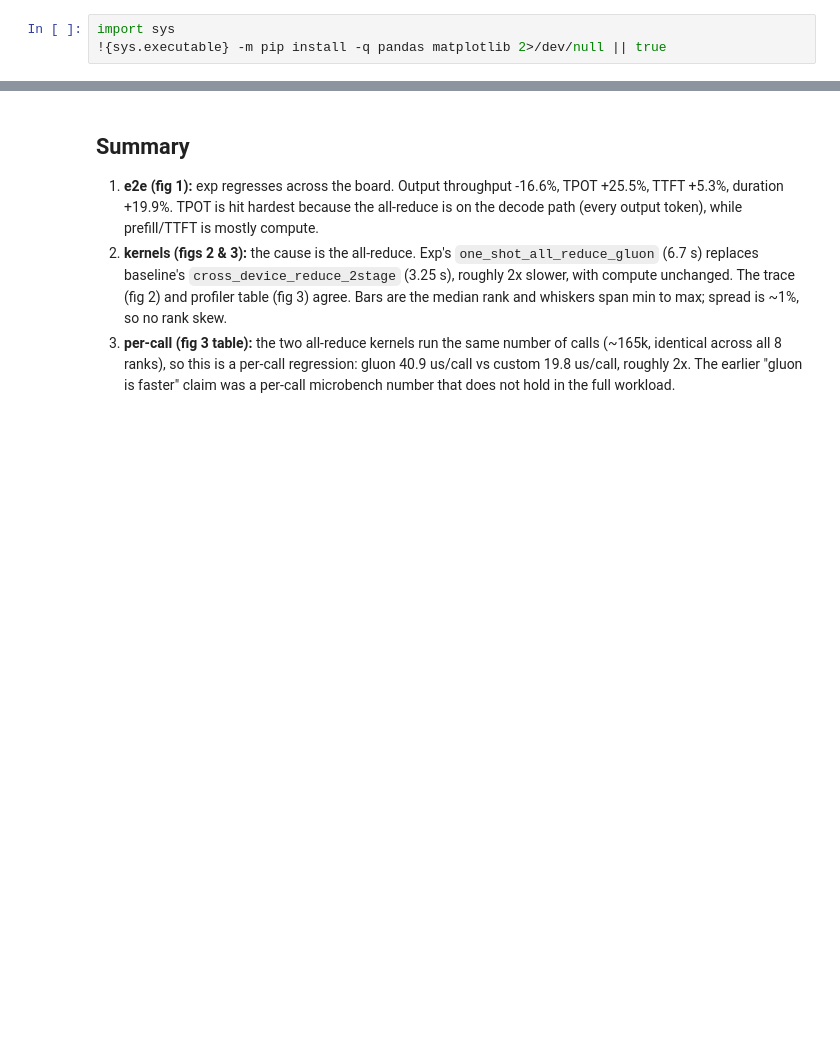
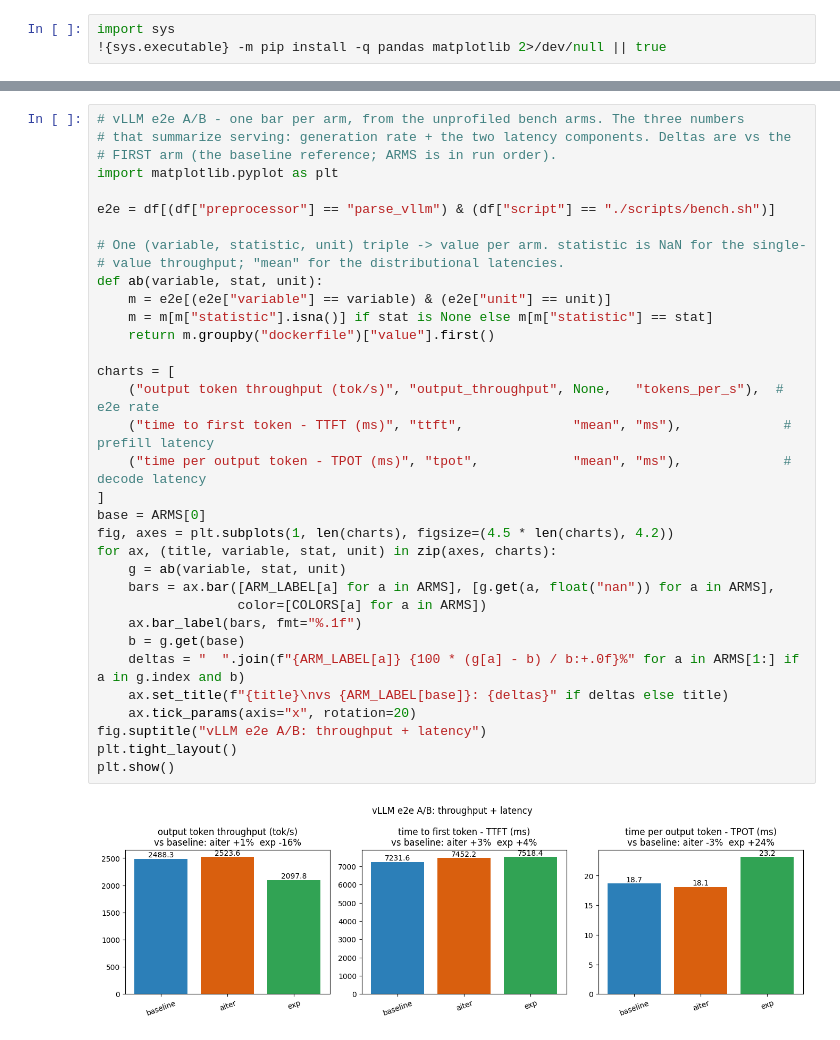
Before and after one commit to ROCm/iris, a Jupyter notebook: benchmark/llama70b/report.ipynb, the cells around one changed output, grey strips where cells are left out. Cells and saved outputs as stored; diff of their text form; blank space fills up the shorter version.

```diff
--- a/benchmark/llama70b/report.ipynb
+++ b/benchmark/llama70b/report.ipynb
@@ -166,6 +77,36 @@ gluon vs custom all-reduce: 40.9 vs 19.8 us/call at ~equal calls (164864 vs 1647
-# %% [markdown]
-## Summary
-
-1. **e2e (fig 1):** exp regresses across the board. Output throughput -16.6%, TPOT +25.5%, TTFT +5.3%, duration +19.9%. TPOT is hit hardest because the all-reduce is on the decode path (every output token), while prefill/TTFT is mostly compute.
-2. **kernels (figs 2 & 3):** the cause is the all-reduce. Exp's `one_shot_all_reduce_gluon` (6.7 s) replaces baseline's `cross_device_reduce_2stage` (3.25 s), roughly 2x slower, with compute unchanged. The trace (fig 2) and profiler table (fig 3) agree. Bars are the median rank and whiskers span min to max; spread is ~1%, so no rank skew.
-3. **per-call (fig 3 table):** the two all-reduce kernels run the same number of calls (~165k, identical across all 8 ranks), so this is a per-call regression: gluon 40.9 us/call vs custom 19.8 us/call, roughly 2x. The earlier "gluon is faster" claim was a per-call microbench number that does not hold in the full workload.
+# %%
+# vLLM e2e A/B - one bar per arm, from the unprofiled bench arms. The three numbers
+# that summarize serving: generation rate + the two latency components. Deltas are vs the
+# FIRST arm (the baseline reference; ARMS is in run order).
+import matplotlib.pyplot as plt
+
+e2e = df[(df["preprocessor"] == "parse_vllm") & (df["script"] == "./scripts/bench.sh")]
+
+# One (variable, statistic, unit) triple -> value per arm. statistic is NaN for the single-
+# value throughput; "mean" for the distributional latencies.
+def ab(variable, stat, unit):
+    m = e2e[(e2e["variable"] == variable) & (e2e["unit"] == unit)]
+    m = m[m["statistic"].isna()] if stat is None else m[m["statistic"] == stat]
+    return m.groupby("dockerfile")["value"].first()
+
+charts = [
+    ("output token throughput (tok/s)", "output_throughput", None,   "tokens_per_s"),  # e2e rate
+    ("time to first token - TTFT (ms)", "ttft",              "mean", "ms"),             # prefill latency
+    ("time per output token - TPOT (ms)", "tpot",            "mean", "ms"),             # decode latency
+]
+base = ARMS[0]
+fig, axes = plt.subplots(1, len(charts), figsize=(4.5 * len(charts), 4.2))
+for ax, (title, variable, stat, unit) in zip(axes, charts):
+    g = ab(variable, stat, unit)
+    bars = ax.bar([ARM_LABEL[a] for a in ARMS], [g.get(a, float("nan")) for a in ARMS],
+                  color=[COLORS[a] for a in ARMS])
+    ax.bar_label(bars, fmt="%.1f")
+    b = g.get(base)
+    deltas = "  ".join(f"{ARM_LABEL[a]} {100 * (g[a] - b) / b:+.0f}%" for a in ARMS[1:] if a in g.index and b)
+    ax.set_title(f"{title}\nvs {ARM_LABEL[base]}: {deltas}" if deltas else title)
+    ax.tick_params(axis="x", rotation=20)
+fig.suptitle("vLLM e2e A/B: throughput + latency")
+plt.tight_layout()
+plt.show()
+# %% [output]
+[figure, added]
```
Also changed, not shown: parts of 7 cells of this notebook, 19 other files.
